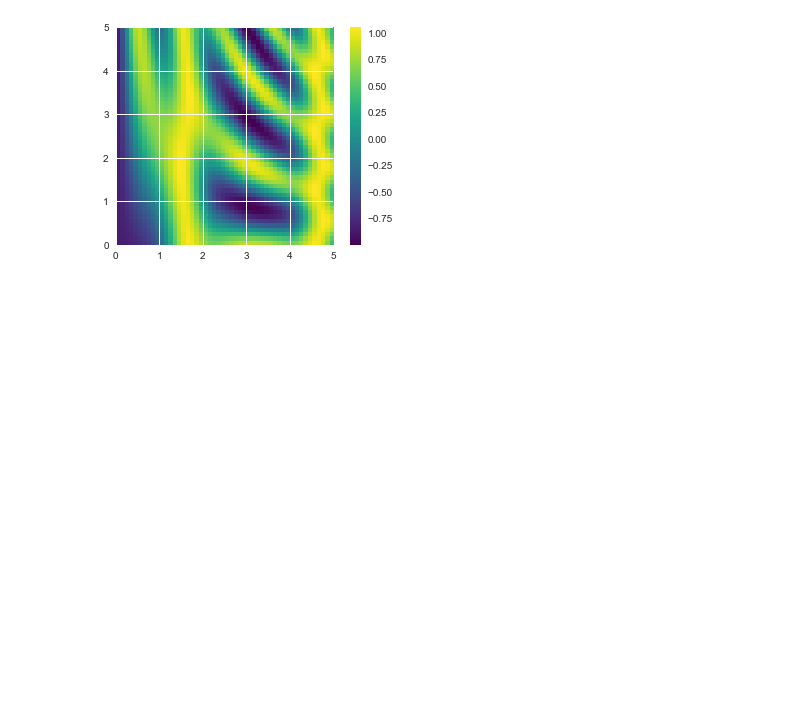
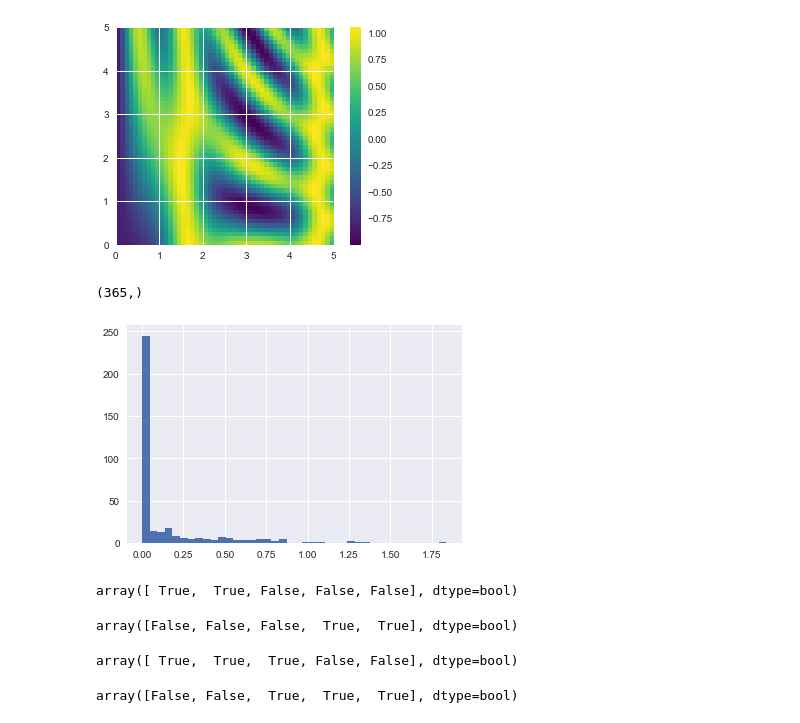
Before and after one commit to Razor-87/vanderplas-pdsh, a Jupyter notebook: Chapter [2].ipynb, the cells around one changed output. Saved outputs shown, nothing was run; the diff lists cells and outputs as text; code cells hidden in the pictures; blank space fills up the shorter version.

```diff
--- a/Chapter [2].ipynb
+++ b/Chapter [2].ipynb
@@ -854,3 +854,13 @@ plt.imshow(z, origin='lower', extent=[0, 5, 0, 5], cmap='viridis')
 plt.colorbar();
 # %% [output]
 [figure]
+# %%
+import numpy as np
+import pandas as pd
+
+# use Pandas to extract rainfall inches as a NumPy array
+rainfall = pd.read_csv('data/Seattle2014.csv')['PRCP'].values
+inches = rainfall / 254    # 1/10mm -> inches
+inches.shape
+# %% [output]
+(365,)
@@ -856,0 +871,4 @@ plt.colorbar();
+# %%
+plt.hist(inches, 40);
+# %% [output]
+[figure, added]
@@ -856,0 +877,16 @@ plt.colorbar();
+# %%
+x < 3  # less than
+# %% [output]
+array([ True,  True, False, False, False], dtype=bool)
+# %%
+x > 3  # greater than
+# %% [output]
+array([False, False, False,  True,  True], dtype=bool)
+# %%
+x <= 3  # less than or equal
+# %% [output]
+array([ True,  True,  True, False, False], dtype=bool)
+# %%
+x >= 3  # greater than or equal
+# %% [output]
+array([False, False,  True,  True,  True], dtype=bool)
```
Also changed, not shown: parts of 35 cells of this notebook, 1 other file.
